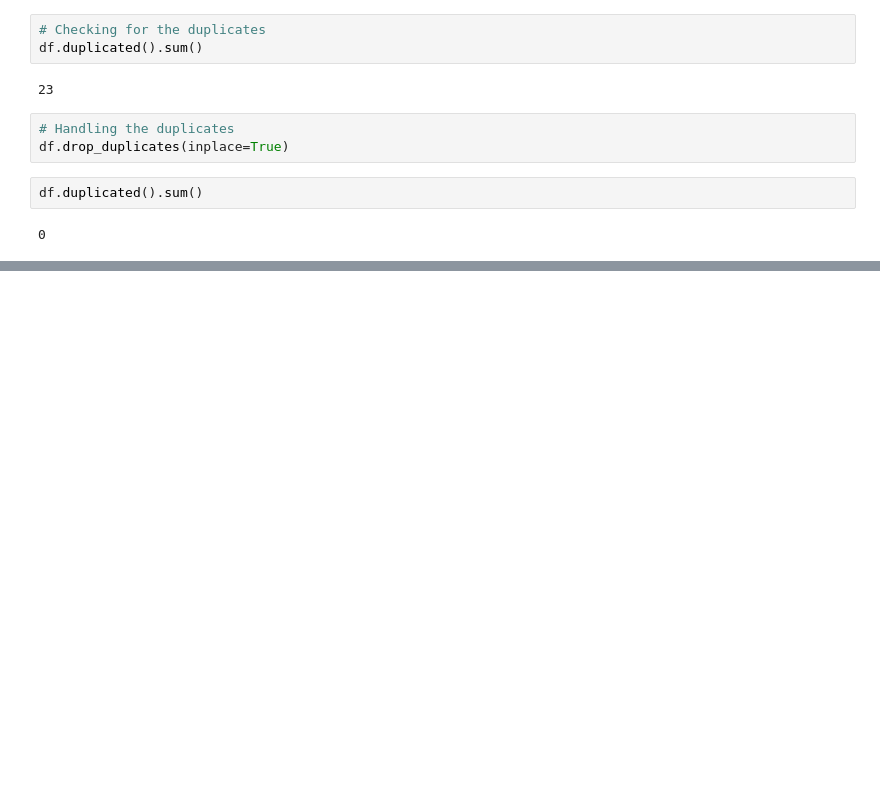
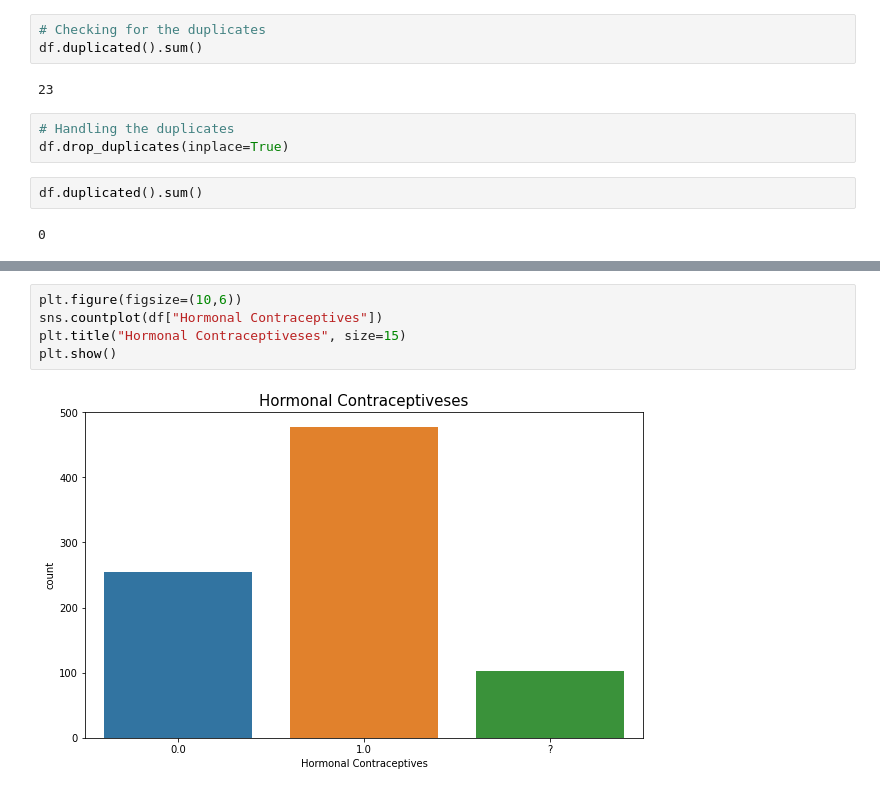
Before and after one commit to tarzahedi/cervical-cancer, a Jupyter notebook: EDA_Cervical_Cancer.ipynb, the cells around one changed output, grey strips where cells are left out. Cells and saved outputs as stored; diff of their text form; blank space fills up the shorter version.

```diff
--- a/EDA_Cervical_Cancer.ipynb
+++ b/EDA_Cervical_Cancer.ipynb
@@ -102,0 +119,7 @@ df.duplicated().sum()
+# %%
+plt.figure(figsize=(10,6))
+sns.countplot(df["Hormonal Contraceptives"])
+plt.title("Hormonal Contraceptiveses", size=15)
+plt.show()
+# %% [output]
+[figure, added]
```
Also changed, not shown: parts of 7 cells of this notebook.
